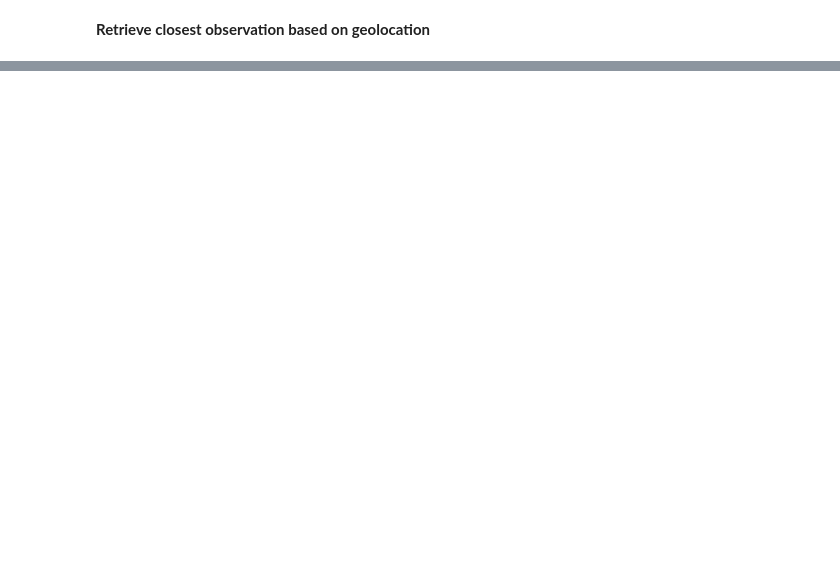
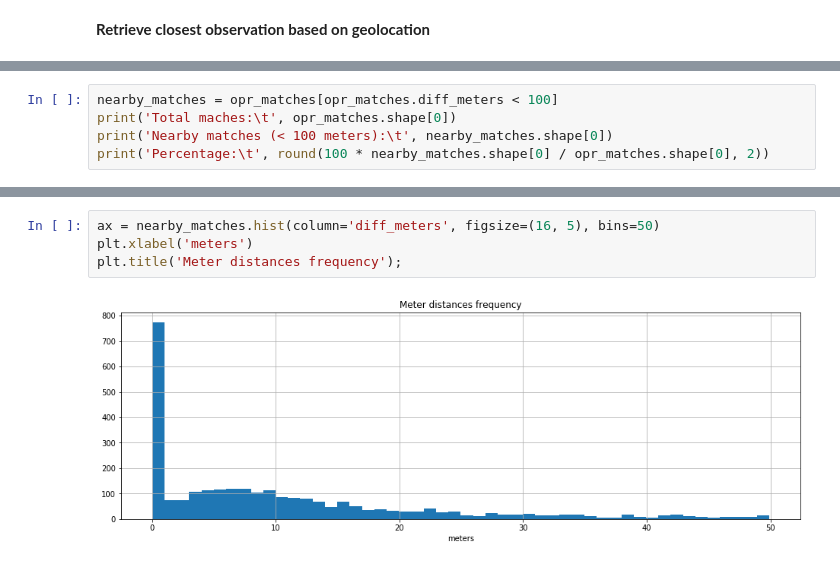
Before and after one commit to kishorem-mf/spark-jobs, a Jupyter notebook: notebooks/ouniverse-geolocation-matching.ipynb, the cells around one changed output, grey strips where cells are left out. Cells and saved outputs as stored; diff of their text form; blank space fills up the shorter version.

```diff
--- a/notebooks/ouniverse-geolocation-matching.ipynb
+++ b/notebooks/ouniverse-geolocation-matching.ipynb
@@ -61,0 +199,5 @@ opr_matches[['Cliente', 'name', 'formattedAddress', 'outputCountry', 'lat', 'lat
+# %%
+nearby_matches = opr_matches[opr_matches.diff_meters < 100]
+print('Total maches:\t', opr_matches.shape[0])
+print('Nearby matches (< 100 meters):\t', nearby_matches.shape[0])
+print('Percentage:\t', round(100 * nearby_matches.shape[0] / opr_matches.shape[0], 2))
@@ -61,0 +220,6 @@ opr_matches[['Cliente', 'name', 'formattedAddress', 'outputCountry', 'lat', 'lat
+# %%
+ax = nearby_matches.hist(column='diff_meters', figsize=(16, 5), bins=50)
+plt.xlabel('meters')
+plt.title('Meter distances frequency');
+# %% [output]
+[figure, added]
```
Also changed, not shown: parts of 32 cells of this notebook.
